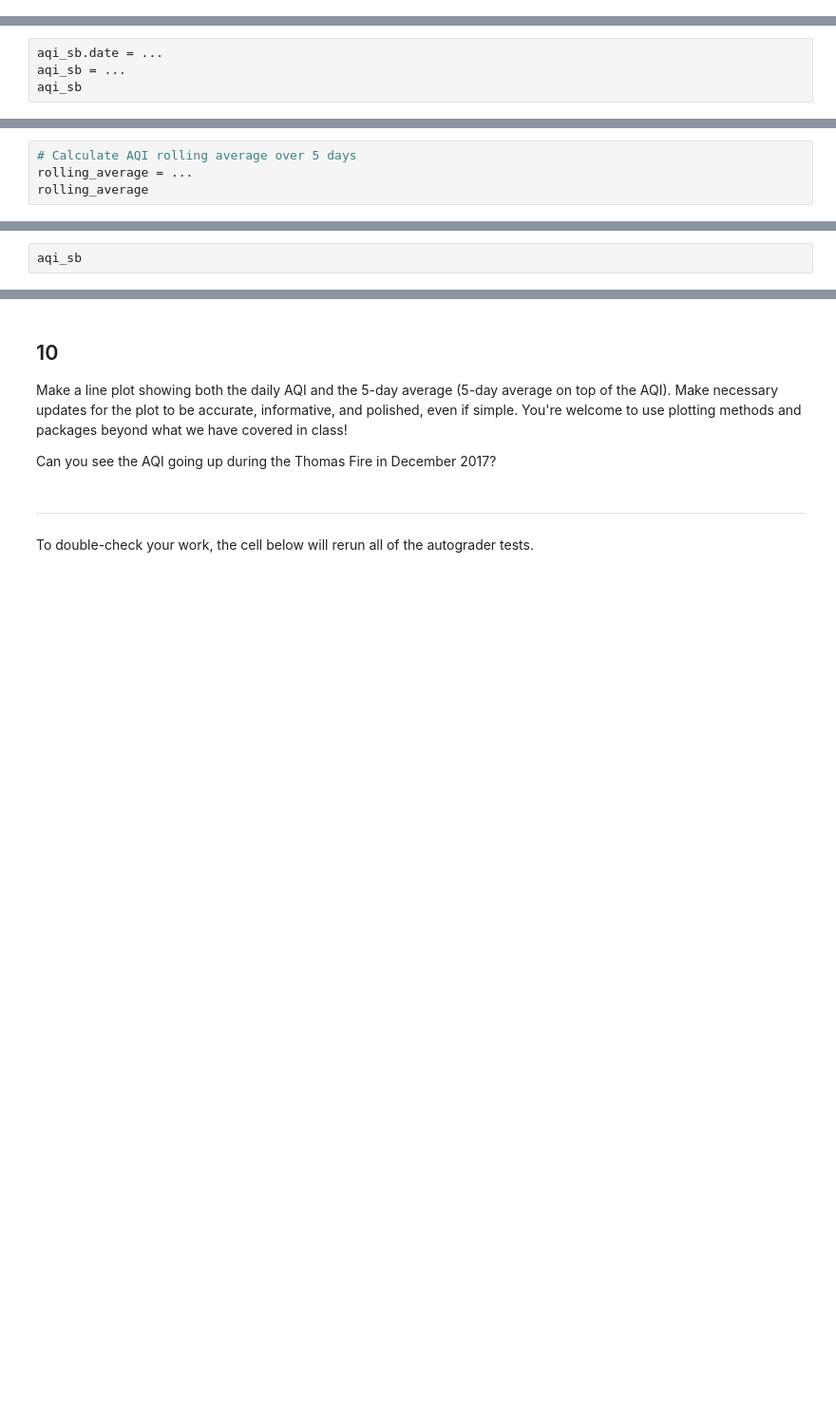
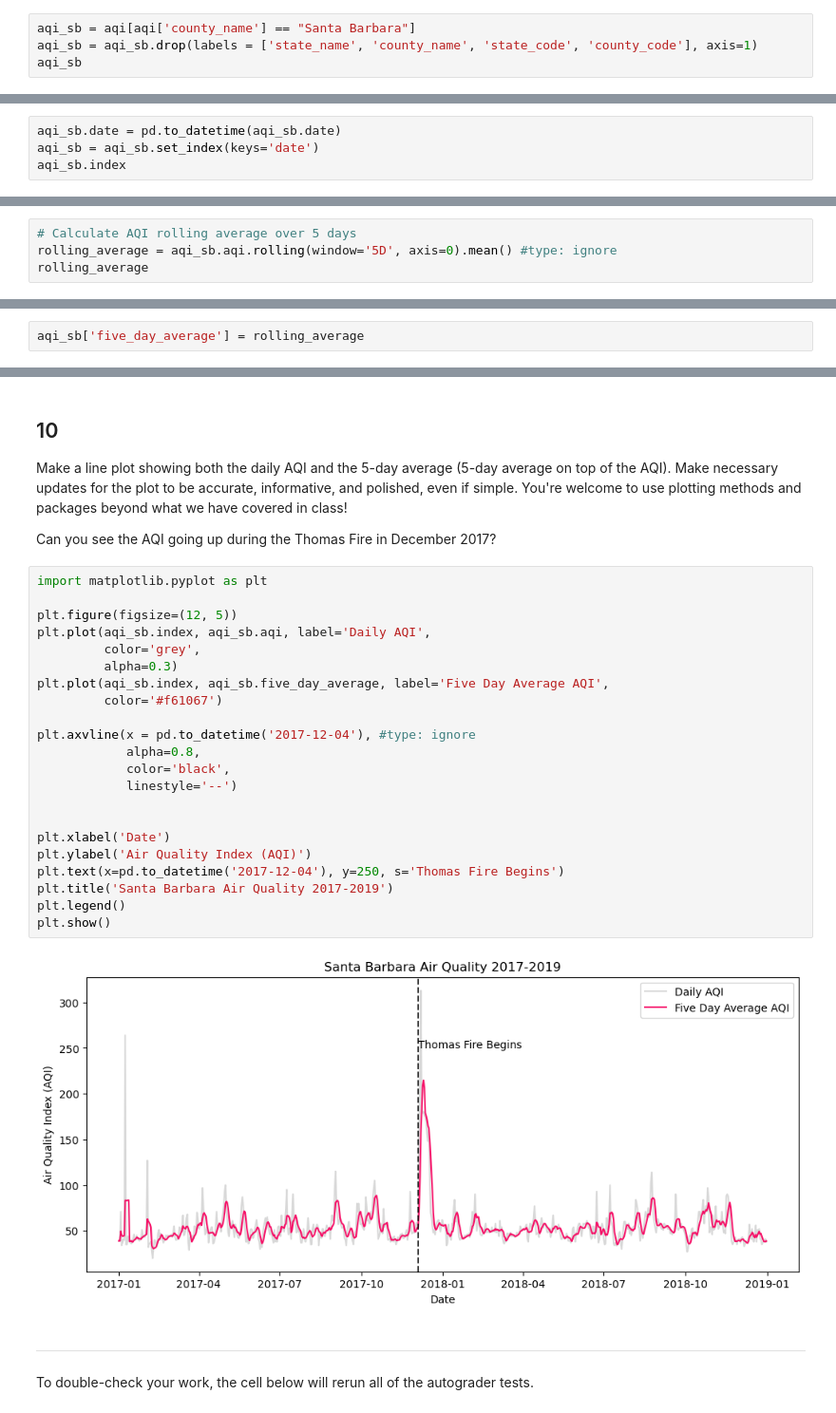
Before and after one commit to zachyyy700/eds220-hwk2, a Jupyter notebook: task3/hwk2-task3-aqi-LOO.ipynb, the cells around one changed output, grey strips where cells are left out. Shown at 95% size. Saved outputs shown, nothing was run; the diff lists cells and outputs as text; blank space fills up the shorter version.

```diff
--- a/task3/hwk2-task3-aqi-LOO.ipynb
+++ b/task3/hwk2-task3-aqi-LOO.ipynb
@@ -161,0 +190,4 @@ aqi_sb
+# %%
+aqi_sb = aqi[aqi['county_name'] == "Santa Barbara"]
+aqi_sb = aqi_sb.drop(labels = ['state_name', 'county_name', 'state_code', 'county_code'], axis=1)
+aqi_sb
@@ -176,6 +226,6 @@ In the following cell:
 1. Update the date column of `aqi_sb` to be a `pandas.datetime` object.
 2. Update the index of `aqi_sb` to be the `date` column.
 # %%
-aqi_sb.date = ...
-aqi_sb = ...
-aqi_sb
+aqi_sb.date = pd.to_datetime(aqi_sb.date)
+aqi_sb = aqi_sb.set_index(keys='date')
+aqi_sb.index
@@ -193,5 +252,5 @@ In the next cell we will calculate an average over a [rolling window](https://pa
 Store your answer in the `rolling_average` variable. You should have two columns in your series, `date` and the averages.
 # %%
 # Calculate AQI rolling average over 5 days
-rolling_average = ...
+rolling_average = aqi_sb.aqi.rolling(window='5D', axis=0).mean() #type: ignore
 rolling_average
@@ -202,6 +277,6 @@ grader.check("q8")
 
 Without creating any new variables, add the mean of the AQI over a 5-day rolling window as a new column named `five_day_average` to the `aqi_sb` dataframe.
 # %%
-aqi_sb
+aqi_sb['five_day_average'] = rolling_average
 # %%
 grader.check("q9")
@@ -212,6 +289,30 @@ grader.check("q9")
 Make a line plot showing both the daily AQI and the 5-day average (5-day average on top of the AQI). Make necessary updates for the plot to be accurate, informative, and polished, even if simple. You're welcome to use plotting methods and packages beyond what we have covered in class!
 
 Can you see the AQI going up during the Thomas Fire in December 2017?
+# %%
+import matplotlib.pyplot as plt
+
+plt.figure(figsize=(12, 5))
+plt.plot(aqi_sb.index, aqi_sb.aqi, label='Daily AQI',
+         color='grey',
+         alpha=0.3)
+plt.plot(aqi_sb.index, aqi_sb.five_day_average, label='Five Day Average AQI',
+         color='#f61067')
+
+plt.axvline(x = pd.to_datetime('2017-12-04'), #type: ignore
+            alpha=0.8,
+            color='black',
+            linestyle='--')
+
+
+plt.xlabel('Date')
+plt.ylabel('Air Quality Index (AQI)')
+plt.text(x=pd.to_datetime('2017-12-04'), y=250, s='Thomas Fire Begins')
+plt.title('Santa Barbara Air Quality 2017-2019')
+plt.legend()
+plt.show()
+# %% [output]
+[figure, added]
 # %% [markdown]
 ---
 
```
Also changed, not shown: parts of 16 cells of this notebook.
